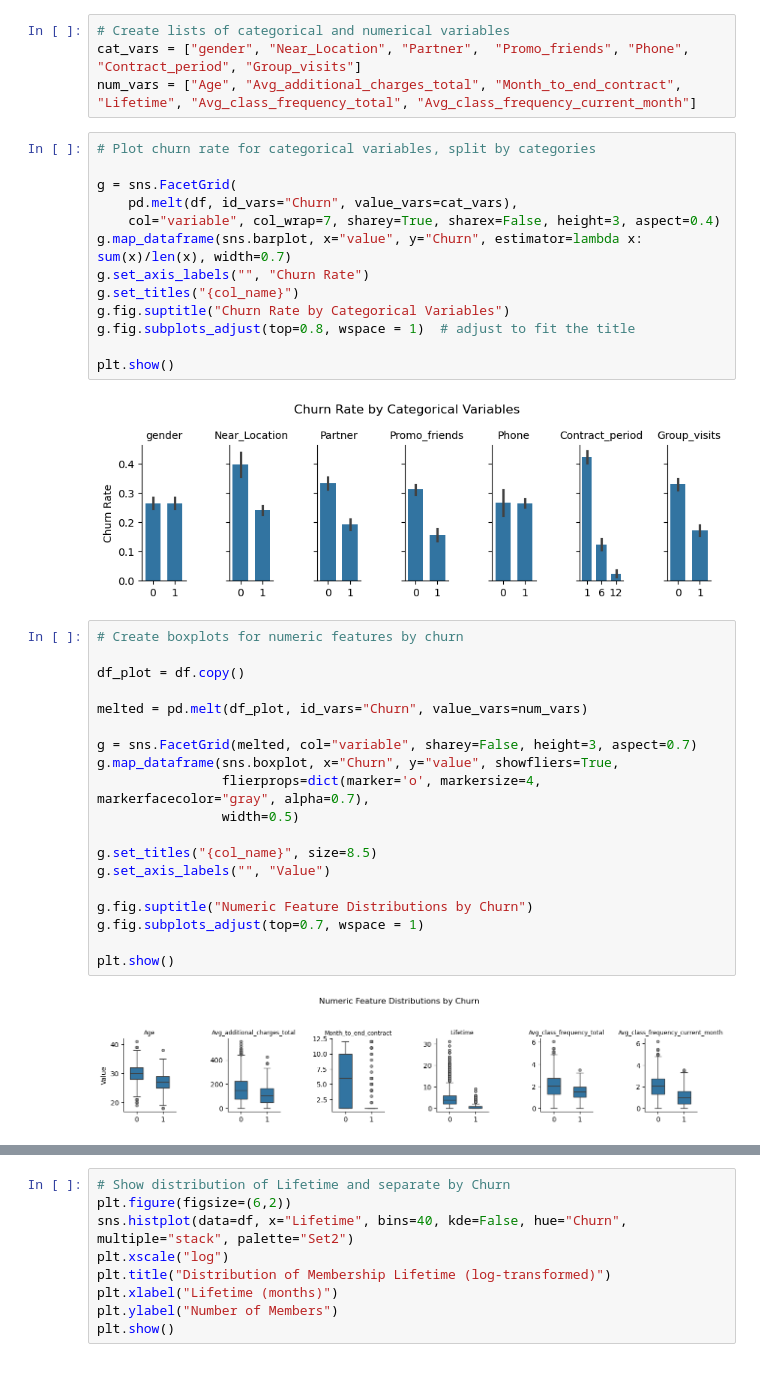
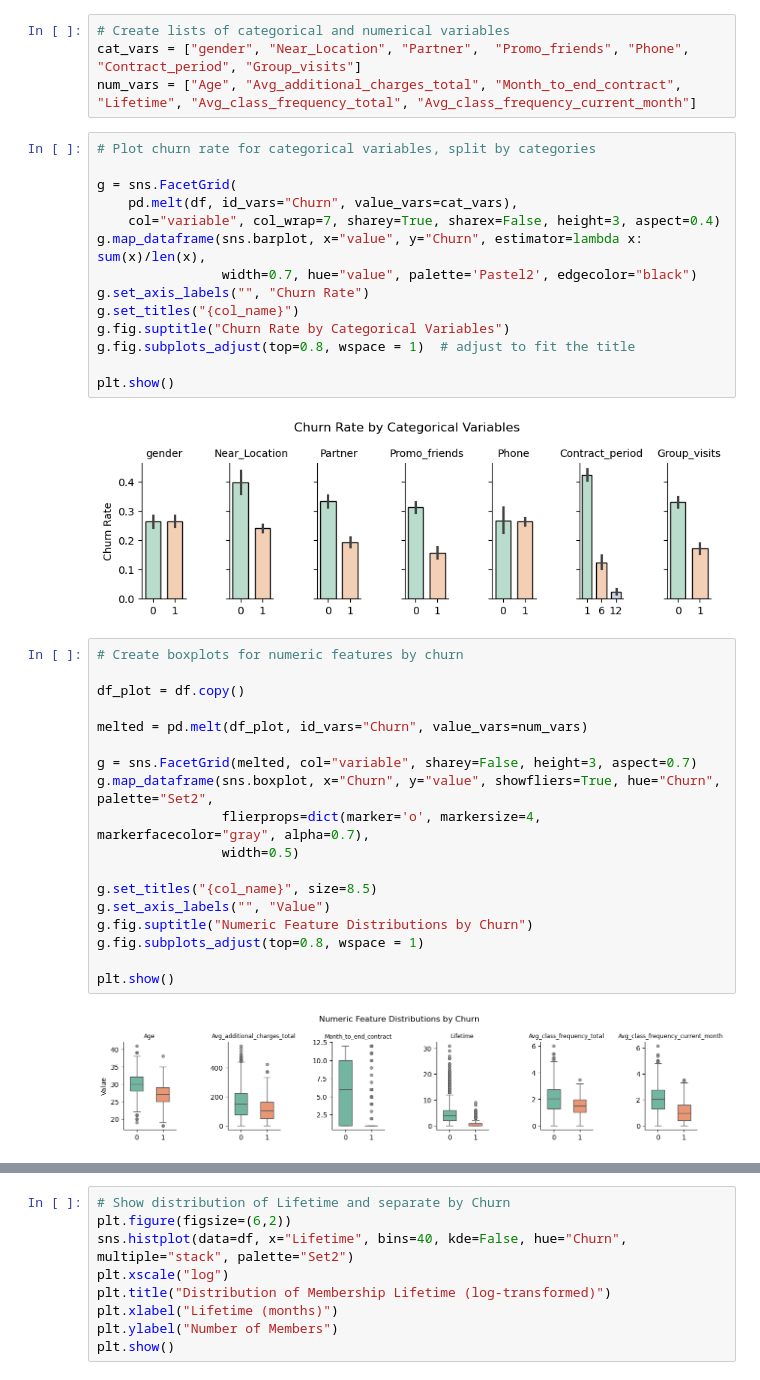
Before and after one commit to dbolotov/data_science_blog, a Jupyter notebook: gym_churn_analysis/gym_churn_analysis.ipynb, the cells around one changed output, grey strips where cells are left out. Saved outputs shown, nothing was run; the diff lists cells and outputs as text.

```diff
--- a/gym_churn_analysis/gym_churn_analysis.ipynb
+++ b/gym_churn_analysis/gym_churn_analysis.ipynb
@@ -162,18 +171,19 @@ num_vars = ["Age", "Avg_additional_charges_total", "Month_to_end_contract", "Lif
 # %%
 # Plot churn rate for categorical variables, split by categories
 
 g = sns.FacetGrid(
     pd.melt(df, id_vars="Churn", value_vars=cat_vars),
     col="variable", col_wrap=7, sharey=True, sharex=False, height=3, aspect=0.4)
-g.map_dataframe(sns.barplot, x="value", y="Churn", estimator=lambda x: sum(x)/len(x), width=0.7)
+g.map_dataframe(sns.barplot, x="value", y="Churn", estimator=lambda x: sum(x)/len(x),
+                width=0.7, hue="value", palette='Pastel2', edgecolor="black")
 g.set_axis_labels("", "Churn Rate")
 g.set_titles("{col_name}")
 g.fig.suptitle("Churn Rate by Categorical Variables")
 g.fig.subplots_adjust(top=0.8, wspace = 1)  # adjust to fit the title
 
 plt.show()
 # %% [output]
-[figure, old version]
+[figure, new version]
 # %%
 # Create boxplots for numeric features by churn
 
@@ -182,19 +192,18 @@ df_plot = df.copy()
 melted = pd.melt(df_plot, id_vars="Churn", value_vars=num_vars)
 
 g = sns.FacetGrid(melted, col="variable", sharey=False, height=3, aspect=0.7)
-g.map_dataframe(sns.boxplot, x="Churn", y="value", showfliers=True,
+g.map_dataframe(sns.boxplot, x="Churn", y="value", showfliers=True, hue="Churn", palette="Set2",
                 flierprops=dict(marker='o', markersize=4, markerfacecolor="gray", alpha=0.7),
                 width=0.5)
 
 g.set_titles("{col_name}", size=8.5)
 g.set_axis_labels("", "Value")
-
 g.fig.suptitle("Numeric Feature Distributions by Churn")
-g.fig.subplots_adjust(top=0.7, wspace = 1)
+g.fig.subplots_adjust(top=0.8, wspace = 1)
 
 plt.show()
 # %% [output]
-[figure, old version]
+[figure, new version]
 # %%
 def run_ttests_with_means(df, num_vars, churn_col="Churn", pretty=False):
     """Compare numeric variables between churners and non-churners using t-test."""
```
Also changed, not shown: parts of 15 cells of this notebook.
